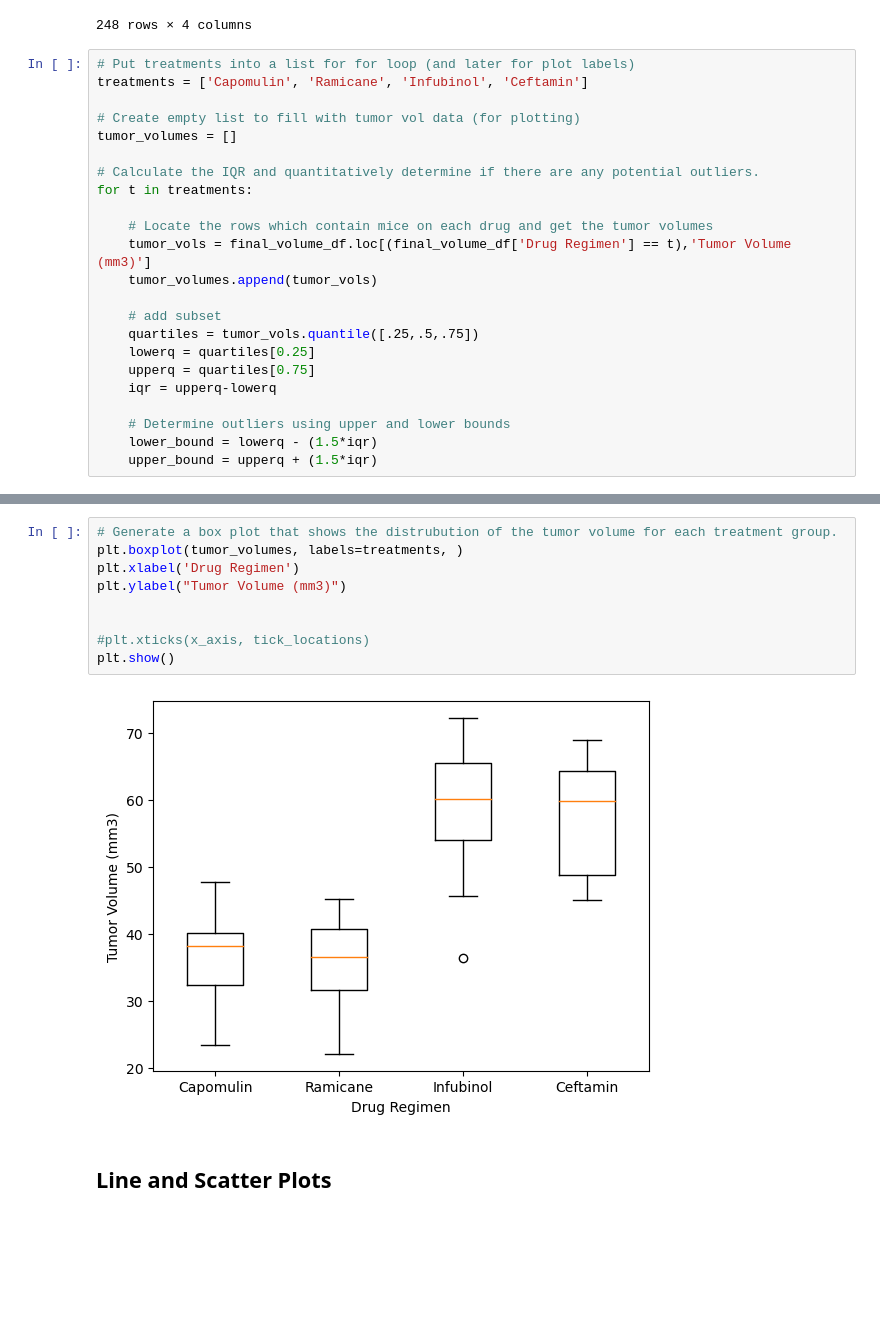
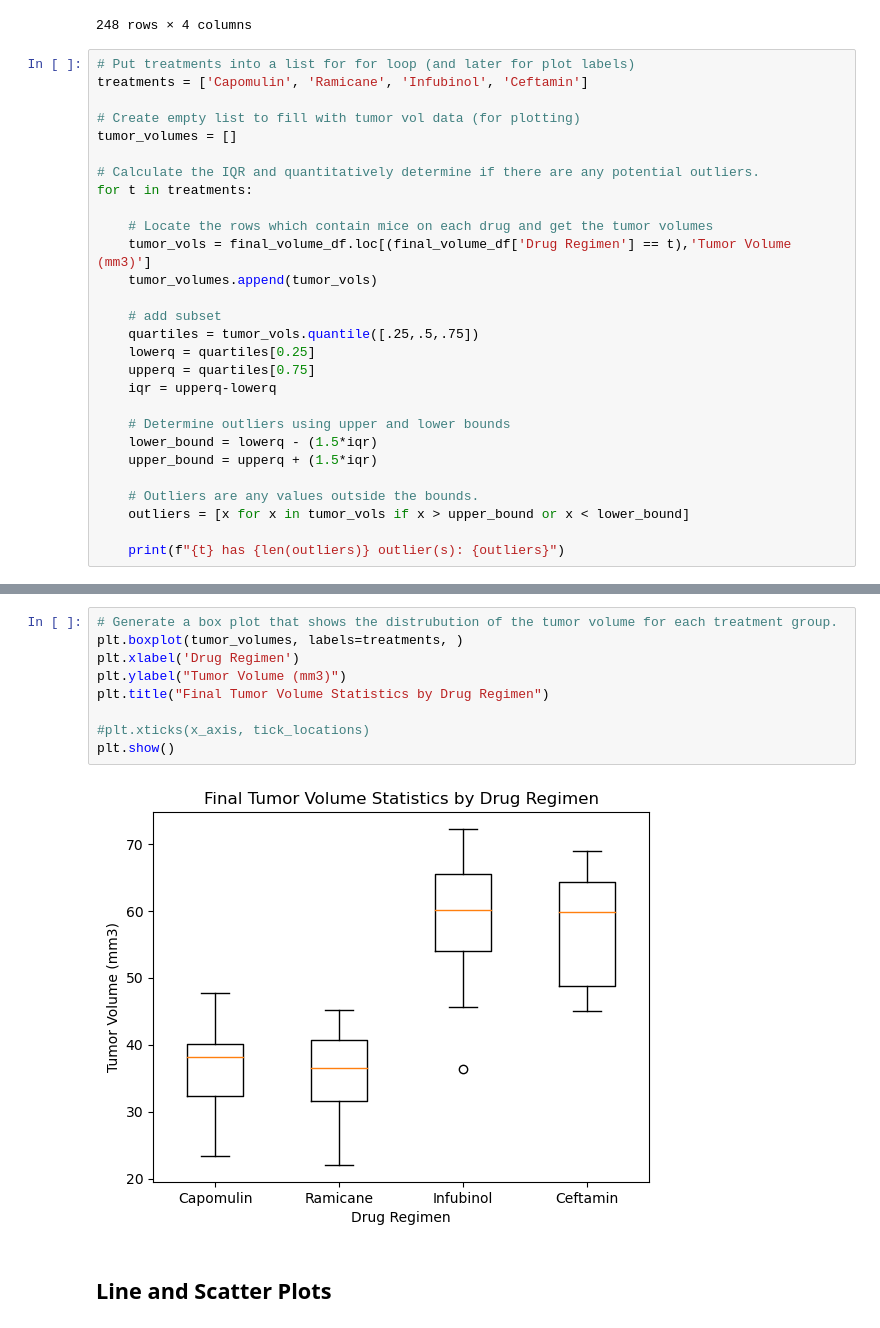
Before and after one commit to rfe123/umn_data_matplotlib_challenge, a Jupyter notebook: Pymaceuticals/pymaceuticals_starter.ipynb, the cells around one changed output, grey strips where cells are left out. Cells and saved outputs as stored; diff of their text form; blank space fills up the shorter version.

Commit message:
Finished Plotting

```diff
--- a/Pymaceuticals/pymaceuticals_starter.ipynb
+++ b/Pymaceuticals/pymaceuticals_starter.ipynb
@@ -230,3 +230,8 @@ for t in treatments:
     # Determine outliers using upper and lower bounds
     lower_bound = lowerq - (1.5*iqr)
     upper_bound = upperq + (1.5*iqr)
+
+    # Outliers are any values outside the bounds.
+    outliers = [x for x in tumor_vols if x > upper_bound or x < lower_bound]
+
+    print(f"{t} has {len(outliers)} outlier(s): {outliers}")
@@ -233,14 +243,14 @@ for t in treatments:
 # %%
 # Generate a box plot that shows the distrubution of the tumor volume for each treatment group.
 plt.boxplot(tumor_volumes, labels=treatments, )
 plt.xlabel('Drug Regimen')
 plt.ylabel("Tumor Volume (mm3)")
-
+plt.title("Final Tumor Volume Statistics by Drug Regimen")
 
 #plt.xticks(x_axis, tick_locations)
 plt.show()
 # %% [output]
-[figure, old version]
+[figure, new version]
 # %% [markdown]
 ## Line and Scatter Plots
 # %%
```
Also changed, not shown: parts of 1 cell of this notebook.
